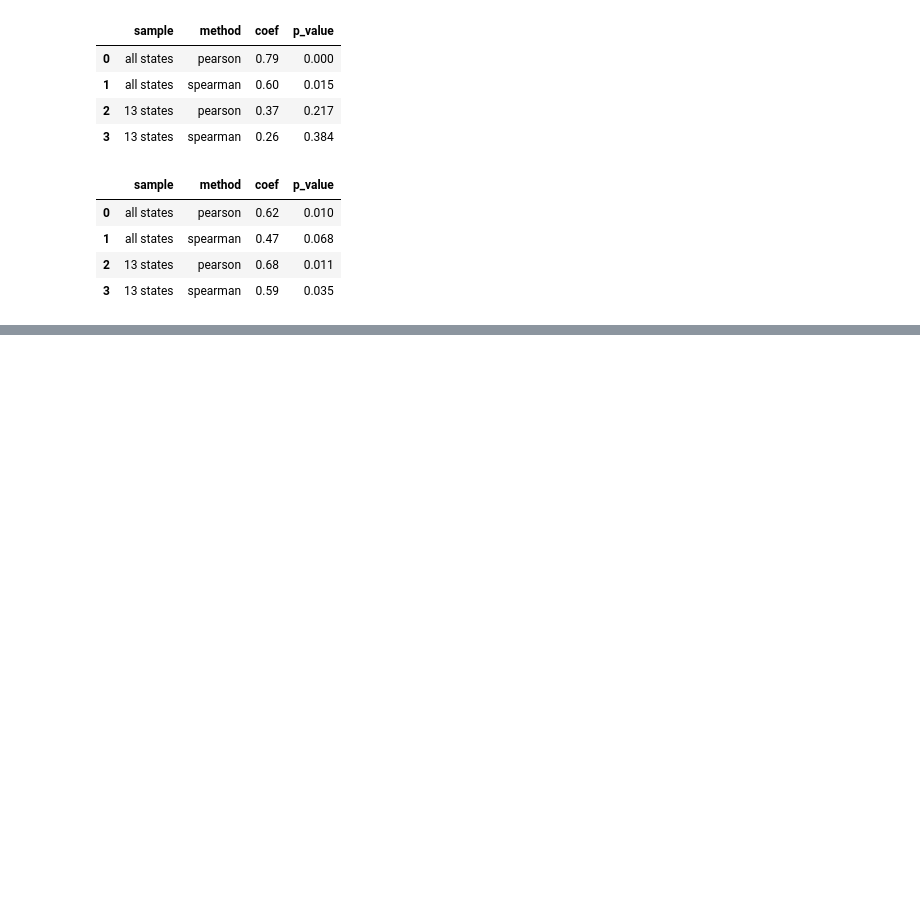
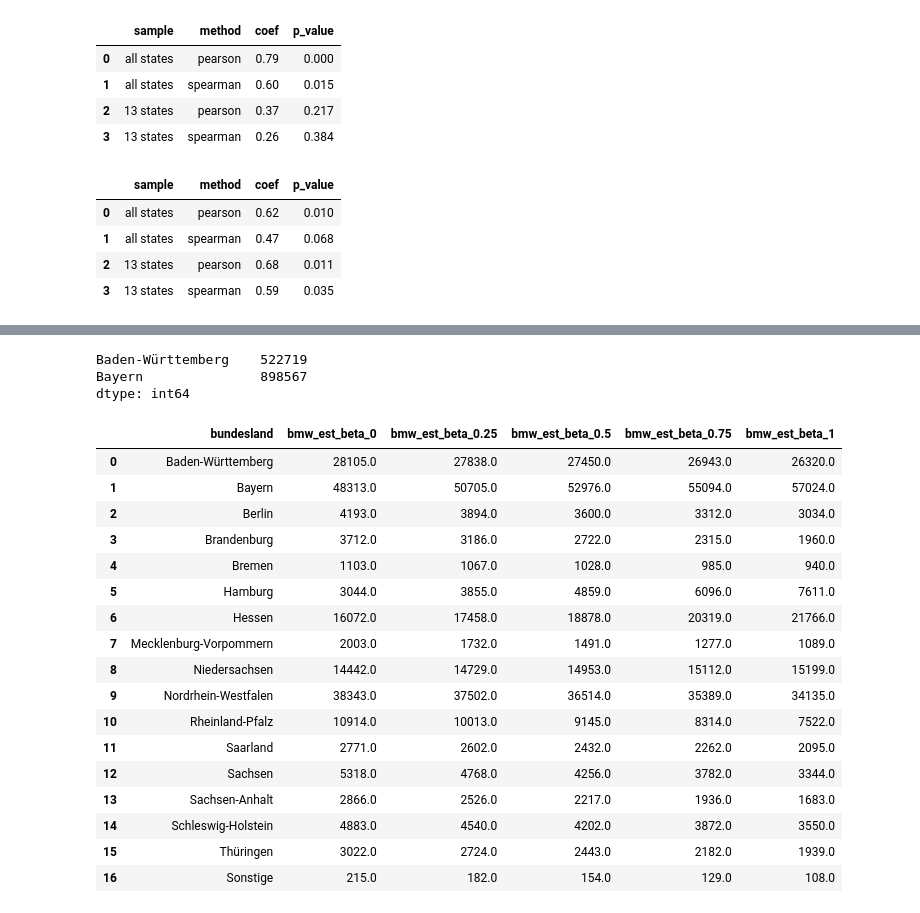
Before and after one commit to cankale/bmw-electric-vehicle-market-analysis, a Jupyter notebook: src/03_regional_analysis.ipynb, the cells around one changed output, grey strips where cells are left out. Cells and saved outputs as stored; diff of their text form; code cells hidden in the pictures; blank space fills up the shorter version.

```diff
--- a/src/03_regional_analysis.ipynb
+++ b/src/03_regional_analysis.ipynb
@@ -505,0 +532,11 @@ display(
+# %%
+not_bmw_pattern = 'MINI|COOPER|ONE|ACEMAN|PACEMAN|COUNTRYMAN|CLUBMAN|JCW|GOGGO'
+not_bmw = bmw_data['trade_name'].astype(str).str.upper().str.contains(not_bmw_pattern)
+
+bmw_brand = bmw_data[~not_bmw]
+bmw_stock = bmw_brand.loc[:, 'Baden-Württemberg':'Sonstige'].apply(to_count).sum()
+print(bmw_stock[['Baden-Württemberg', 'Bayern']])
+# %% [output]
+Baden-Württemberg    522719
+Bayern               898567
+dtype: int64
@@ -505,0 +551,52 @@ display(
+# %%
+state_input = regional_merged[['bundesland', 'total_ytd26', 'car_stock']].rename(columns={'total_ytd26' : 'new_regs'})
+
+
+assert df_28_9.iloc[47,1].strip() == 'Sonstige'
+sonstige_df = pd.DataFrame({
+    'bundesland': ['Sonstige'],
+    'new_regs': [df_28_9.iloc[47,2]],
+    'car_stock': [sonstige_stock]
+})
+
+model_input = pd.concat([state_input, sonstige_df], ignore_index=True)
+
+model_input['bmw_stock'] = model_input['bundesland'].map(bmw_stock)
+
+
+assert len(model_input) == 17
+assert model_input['bmw_stock'].notna().all()
+assert model_input['new_regs'].sum() == df_28_9.iloc[30, 2]
+assert model_input['car_stock'].sum() == germany_stock
+assert model_input['bmw_stock'].sum() == bmw_stock.sum()
+# %%
+model_input['registration_intensity'] = model_input['new_regs'] / model_input['car_stock']
+
+for b in [0, 0.25,0.5,0.75,1]:
+    col = f'bmw_est_beta_{b}'
+    weights = model_input['bmw_stock'] * model_input['registration_intensity'] ** b
+    estimates = bmw_national * weights / weights.sum()
+    model_input[col] = estimates
+    assert np.isclose(model_input[col].sum(), bmw_national)
+
+est_cols = [c for c in model_input.columns if c.startswith('bmw_est_beta_')]
+display(model_input[['bundesland'] + est_cols].round(0))
+# %% [output]
+|  | bundesland | bmw_est_beta_0 | bmw_est_beta_0.25 | bmw_est_beta_0.5 | bmw_est_beta_0.75 | bmw_est_beta_1 |
+| 0 | Baden-Württemberg | 28105.0 | 27838.0 | 27450.0 | 26943.0 | 26320.0 |
+| 1 | Bayern | 48313.0 | 50705.0 | 52976.0 | 55094.0 | 57024.0 |
+| 2 | Berlin | 4193.0 | 3894.0 | 3600.0 | 3312.0 | 3034.0 |
+| 3 | Brandenburg | 3712.0 | 3186.0 | 2722.0 | 2315.0 | 1960.0 |
+| 4 | Bremen | 1103.0 | 1067.0 | 1028.0 | 985.0 | 940.0 |
+| 5 | Hamburg | 3044.0 | 3855.0 | 4859.0 | 6096.0 | 7611.0 |
+| 6 | Hessen | 16072.0 | 17458.0 | 18878.0 | 20319.0 | 21766.0 |
+| 7 | Mecklenburg-Vorpommern | 2003.0 | 1732.0 | 1491.0 | 1277.0 | 1089.0 |
+| 8 | Niedersachsen | 14442.0 | 14729.0 | 14953.0 | 15112.0 | 15199.0 |
+| 9 | Nordrhein-Westfalen | 38343.0 | 37502.0 | 36514.0 | 35389.0 | 34135.0 |
+| 10 | Rheinland-Pfalz | 10914.0 | 10013.0 | 9145.0 | 8314.0 | 7522.0 |
+| 11 | Saarland | 2771.0 | 2602.0 | 2432.0 | 2262.0 | 2095.0 |
+| 12 | Sachsen | 5318.0 | 4768.0 | 4256.0 | 3782.0 | 3344.0 |
+| 13 | Sachsen-Anhalt | 2866.0 | 2526.0 | 2217.0 | 1936.0 | 1683.0 |
+| 14 | Schleswig-Holstein | 4883.0 | 4540.0 | 4202.0 | 3872.0 | 3550.0 |
+| 15 | Thüringen | 3022.0 | 2724.0 | 2443.0 | 2182.0 | 1939.0 |
+| 16 | Sonstige | 215.0 | 182.0 | 154.0 | 129.0 | 108.0 |
```
Also changed, not shown: parts of 7 cells of this notebook, 3 other files.
